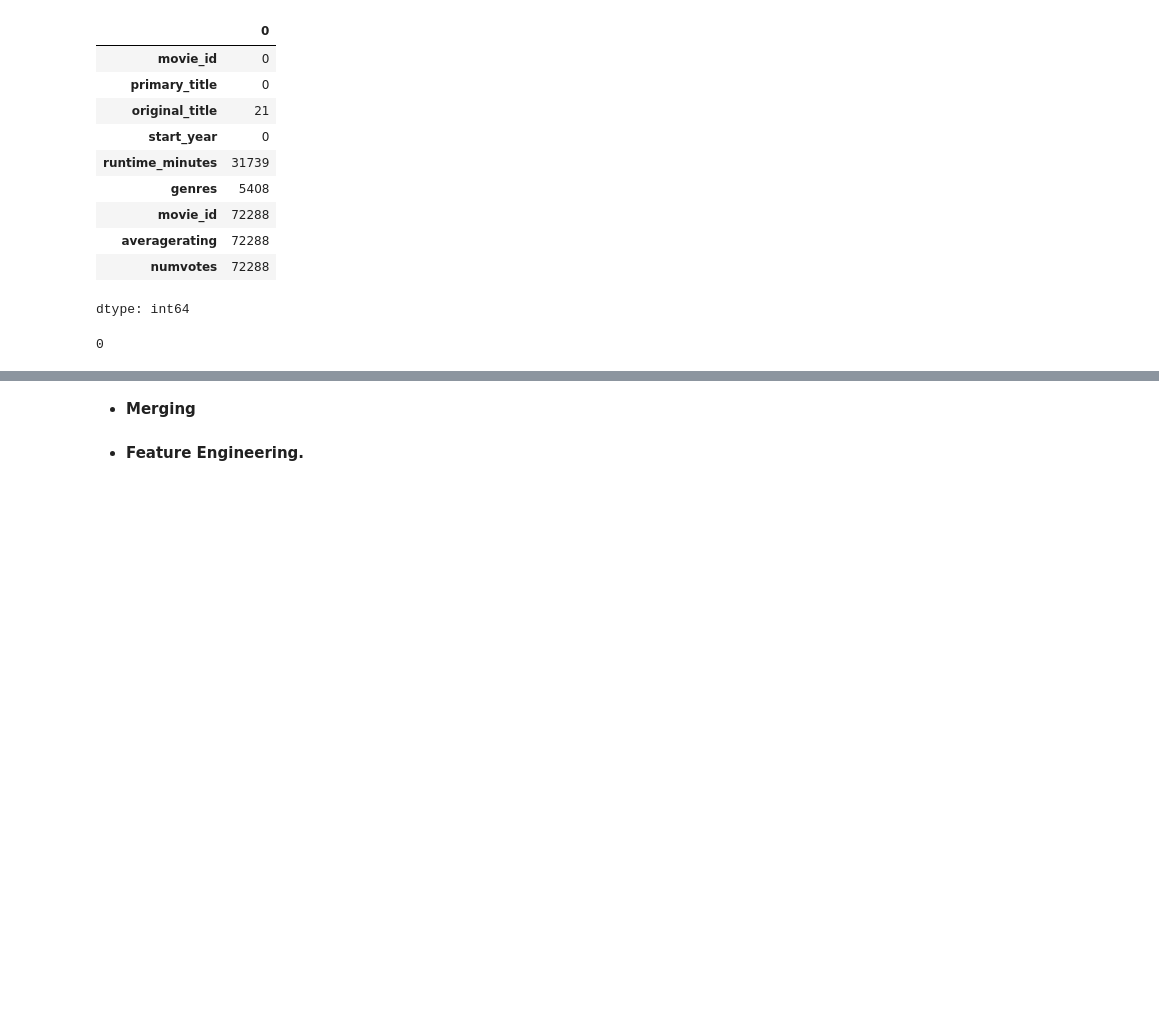
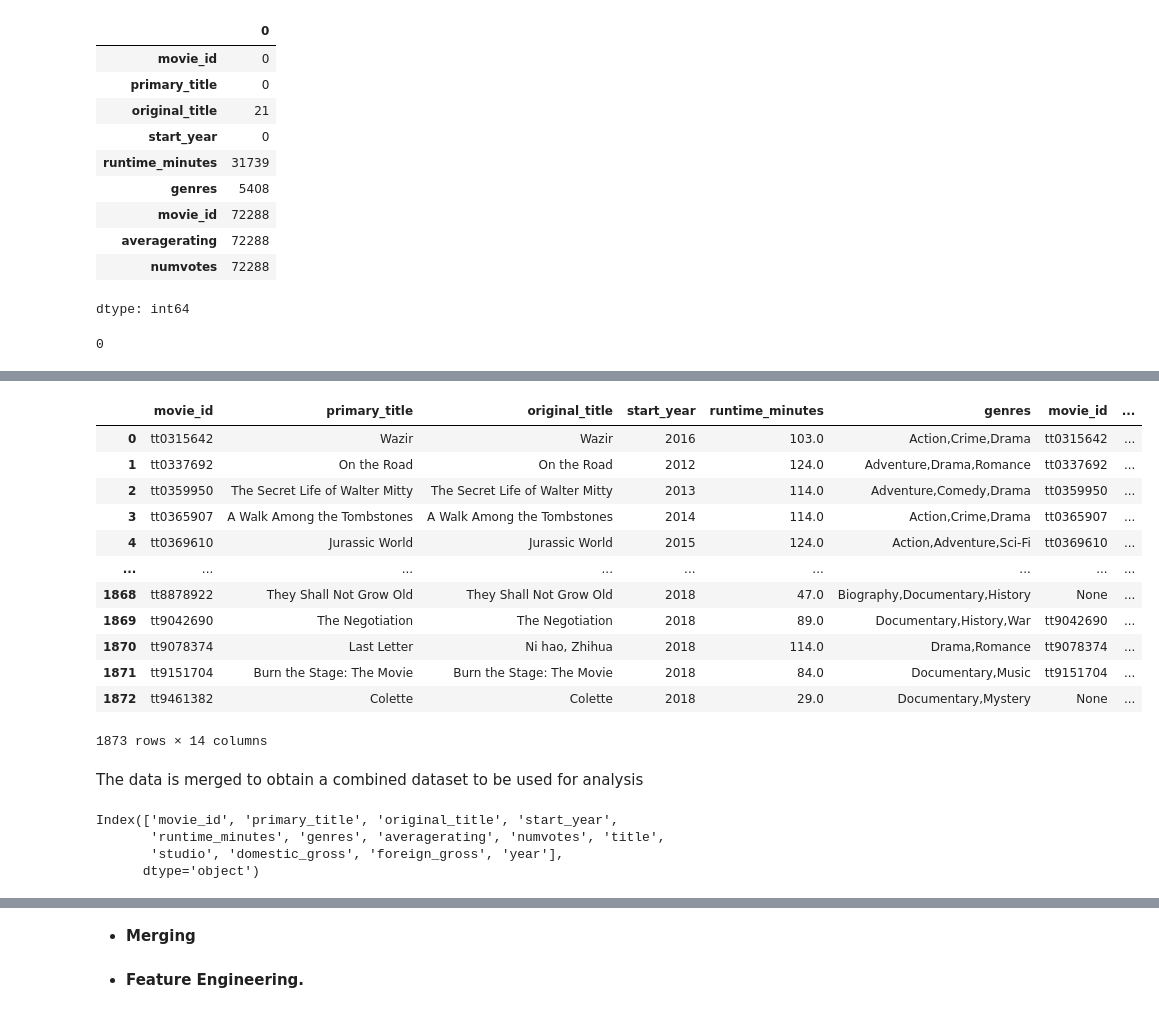
Before and after one commit to JoelKy-coder/Group_one_Phase_Two_Project, a Jupyter notebook: Group one phase 2.ipynb, the cells around one changed output, grey strips where cells are left out. Saved outputs shown, nothing was run; the diff lists cells and outputs as text; code cells hidden in the pictures; blank space fills up the shorter version.

Commit message:
Data Cleaning and Preparation

```diff
--- a/Group one phase 2.ipynb
+++ b/Group one phase 2.ipynb
@@ -214,3 +216,7 @@ dtype: int64
 combined_table.duplicated().sum()
 # %% [output]
 0
+# %%
+#Load the CSV file
+csvfile = pd.read_csv('./bom.movie_gross.csv.gz')
+csvfile.head()
@@ -216,0 +245,32 @@ combined_table.duplicated().sum()
+# %%
+#Merge with the DF from the SQLite on the common field.
+
+mergedDF= pd.merge(combined_table,csvfile,
+                   left_on=['primary_title','start_year'] ,
+                   right_on=['title','year'])
+mergedDF
+# %% [output]
+|  | movie_id | primary_title | original_title | start_year | runtime_minutes | genres | movie_id | ... |
+| 0 | tt0315642 | Wazir | Wazir | 2016 | 103.0 | Action,Crime,Drama | tt0315642 | ... |
+| 1 | tt0337692 | On the Road | On the Road | 2012 | 124.0 | Adventure,Drama,Romance | tt0337692 | ... |
+| 2 | tt0359950 | The Secret Life of Walter Mitty | The Secret Life of Walter Mitty | 2013 | 114.0 | Adventure,Comedy,Drama | tt0359950 | ... |
+| 3 | tt0365907 | A Walk Among the Tombstones | A Walk Among the Tombstones | 2014 | 114.0 | Action,Crime,Drama | tt0365907 | ... |
+| 4 | tt0369610 | Jurassic World | Jurassic World | 2015 | 124.0 | Action,Adventure,Sci-Fi | tt0369610 | ... |
+| ... | ... | ... | ... | ... | ... | ... | ... | ... |
+| 1868 | tt8878922 | They Shall Not Grow Old | They Shall Not Grow Old | 2018 | 47.0 | Biography,Documentary,History | None | ... |
+| 1869 | tt9042690 | The Negotiation | The Negotiation | 2018 | 89.0 | Documentary,History,War | tt9042690 | ... |
+| 1870 | tt9078374 | Last Letter | Ni hao, Zhihua | 2018 | 114.0 | Drama,Romance | tt9078374 | ... |
+| 1871 | tt9151704 | Burn the Stage: The Movie | Burn the Stage: The Movie | 2018 | 84.0 | Documentary,Music | tt9151704 | ... |
+| 1872 | tt9461382 | Colette | Colette | 2018 | 29.0 | Documentary,Mystery | None | ... |
+1873 rows × 14 columns
+# %% [markdown]
+The data is merged to obtain a combined dataset to be used for analysis
+# %%
+#Keep necessary columns
+mergedDF = mergedDF.loc[:, ~mergedDF.columns.duplicated()]
+mergedDF.columns
+# %% [output]
+Index(['movie_id', 'primary_title', 'original_title', 'start_year',
+       'runtime_minutes', 'genres', 'averagerating', 'numvotes', 'title',
+       'studio', 'domestic_gross', 'foreign_gross', 'year'],
+      dtype='object')
```
Also changed, not shown: parts of 15 cells of this notebook.
